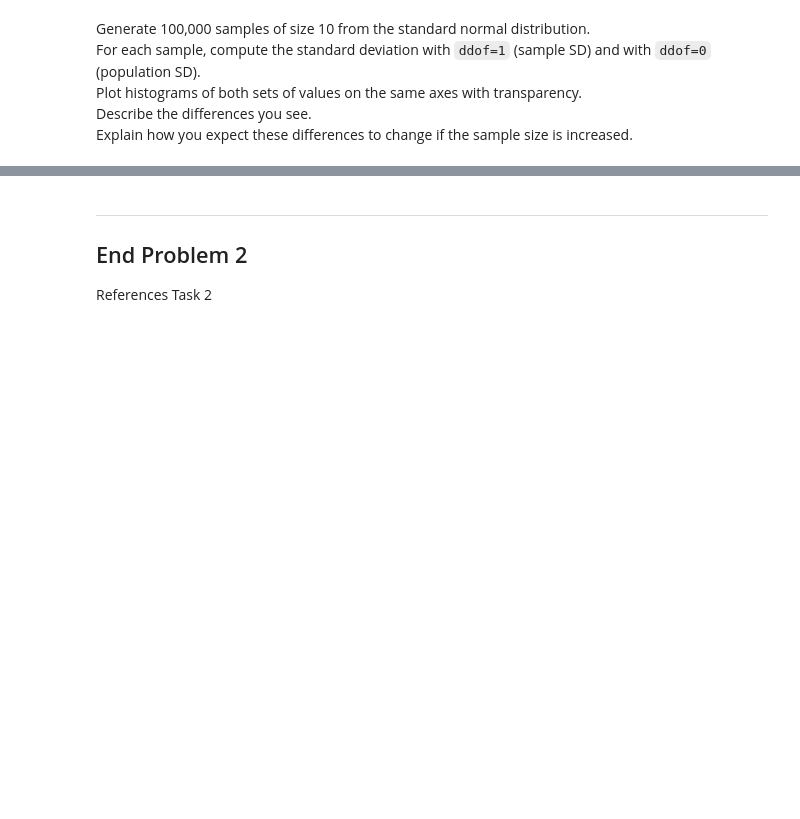
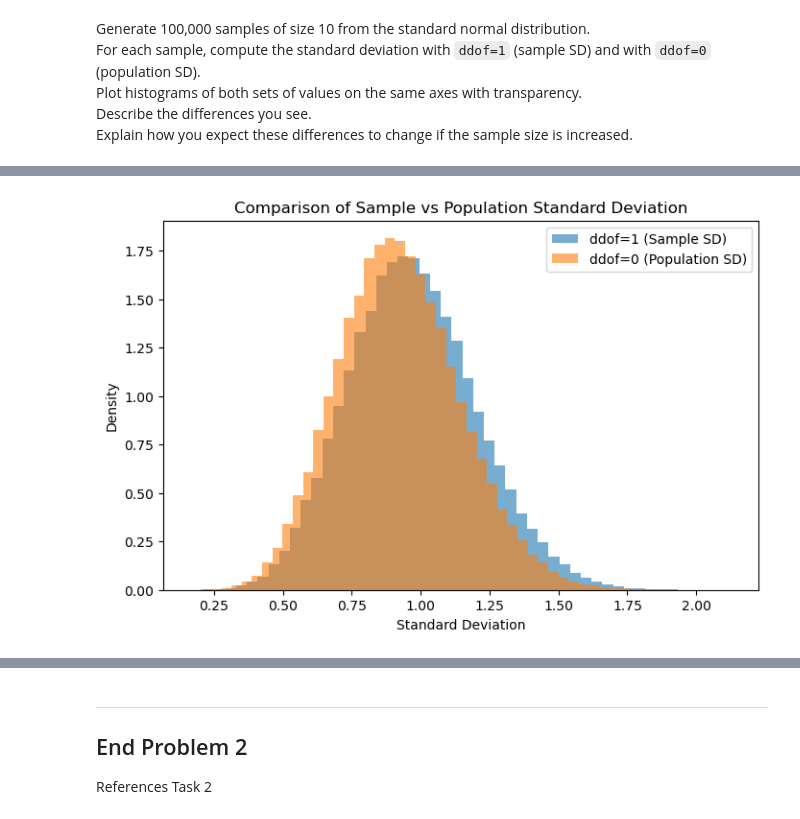
Before and after one commit to AudeAllen/Applied_Statistics, a Jupyter notebook: problems.ipynb, the cells around one changed output, grey strips where cells are left out. Saved outputs shown, nothing was run; the diff lists cells and outputs as text; code cells hidden in the pictures; blank space fills up the shorter version.

```diff
--- a/problems.ipynb
+++ b/problems.ipynb
@@ -267,0 +343,27 @@ Explain how you expect these differences to change if the sample size is increas
+# %%
+# Step 3: Plot histograms of both sets of standard deviations
+
+plt.figure(figsize=(8, 5))
+
+# plt.hist This function creates a histogram
+# bins This specifies the number of bars on the chart
+# alpha - Sets the transparency of the bars - this is so we can se the difference between both standard deviations
+# Color - Sets the colour of the bars
+# Label - Adds a label for the legend
+
+#https://chatgpt.com/share/691b6de7-a24c-8012-8b0c-677b600fa54b
+
+plt.hist(std_ddof1, bins=50, alpha=0.6,
+         label='ddof=1 (Sample SD)', density=True)
+plt.hist(std_ddof0, bins=50, alpha=0.6,
+         label='ddof=0 (Population SD)', density=True)
+plt.xlabel('Standard Deviation')
+plt.ylabel('Density')
+plt.title('Comparison of Sample vs Population Standard Deviation')
+plt.legend()
+plt.show()
+
+# Show the plot
+plt.show()
+# %% [output]
+[figure, added]
```
Also changed, not shown: parts of 5 cells of this notebook, 1 other file.
